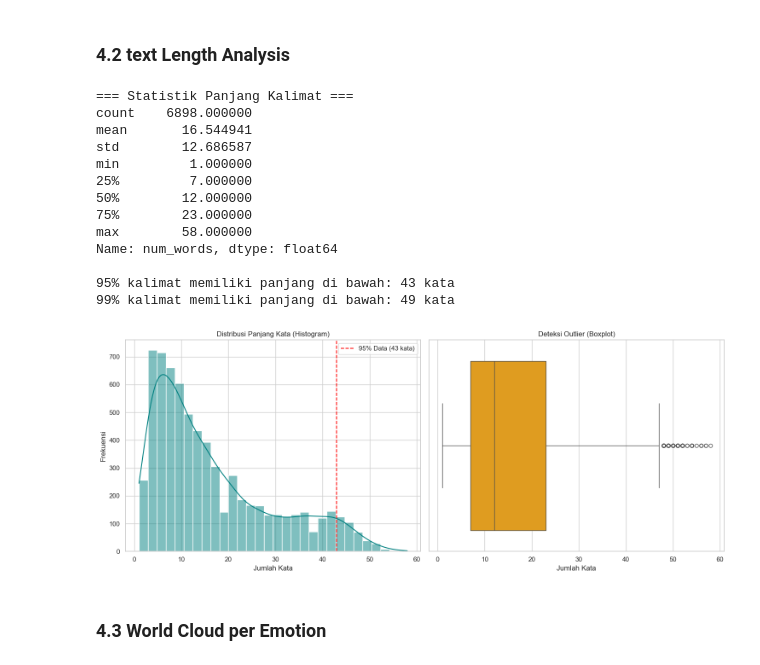
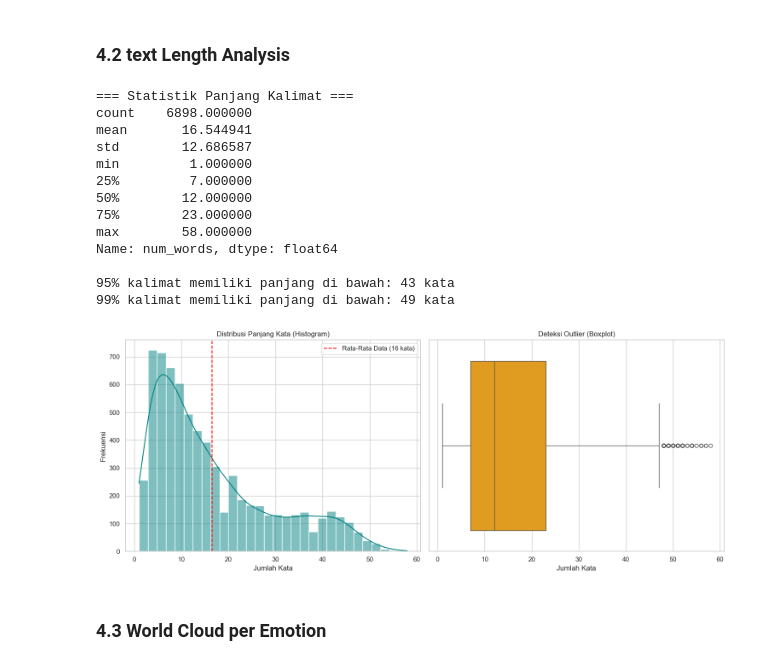
Before and after one commit to RandraFerdian/Emotion-Clasification-IndoBERT, a Jupyter notebook: notebooks/Preparation_EDA.ipynb, the cells around one changed output. Drawn from its saved outputs; the diff is of its cells as text; code cells hidden in the pictures.

```diff
--- a/notebooks/Preparation_EDA.ipynb
+++ b/notebooks/Preparation_EDA.ipynb
@@ -288,6 +288,7 @@ print(full_df['num_words'].describe())
 # Cari tahu berapa panjang yang mencakup 99% data
 quantile_95 = full_df['num_words'].quantile(0.95)
 quantile_99 = full_df['num_words'].quantile(0.99)
+mean_data = full_df['num_words'].mean()
 print(f"\n95% kalimat memiliki panjang di bawah: {int(quantile_95)} kata")
 print(f"99% kalimat memiliki panjang di bawah: {int(quantile_99)} kata")
 
@@ -297,35 +298,35 @@ plt.figure(figsize=(15, 6))
 # Histogram (Sebaran Data)
 plt.subplot(1, 2, 1)
 sns.histplot(full_df['num_words'], bins=30, kde=True, color='teal')
-plt.axvline(quantile_95, color='red', linestyle='--', label=f'95% Data ({int(quantile_95)} kata)')
+plt.axvline(mean_data, color='red', linestyle='--', label=f'Rata-Rata Data ({int(mean_data)} kata)')
 plt.title('Distribusi Panjang Kata (Histogram)')
 plt.xlabel('Jumlah Kata')
 plt.ylabel('Frekuensi')
 plt.legend()
 
 # Boxplot (Deteksi Outlier)
 plt.subplot(1, 2, 2)
 sns.boxplot(x=full_df['num_words'], color='orange')
 plt.title('Deteksi Outlier (Boxplot)')
 plt.xlabel('Jumlah Kata')
 
 plt.tight_layout()
 plt.show()
 # %% [output]
 === Statistik Panjang Kalimat ===
 count    6898.000000
 mean       16.544941
 std        12.686587
 min         1.000000
 25%         7.000000
 50%        12.000000
 75%        23.000000
 max        58.000000
 Name: num_words, dtype: float64
 
 95% kalimat memiliki panjang di bawah: 43 kata
 99% kalimat memiliki panjang di bawah: 49 kata
-[figure, old version]
+[figure, new version]
 # %% [markdown]
 ### 4.3 World Cloud per Emotion
 # %%
```
Also changed, not shown: parts of 3 cells of this notebook.
